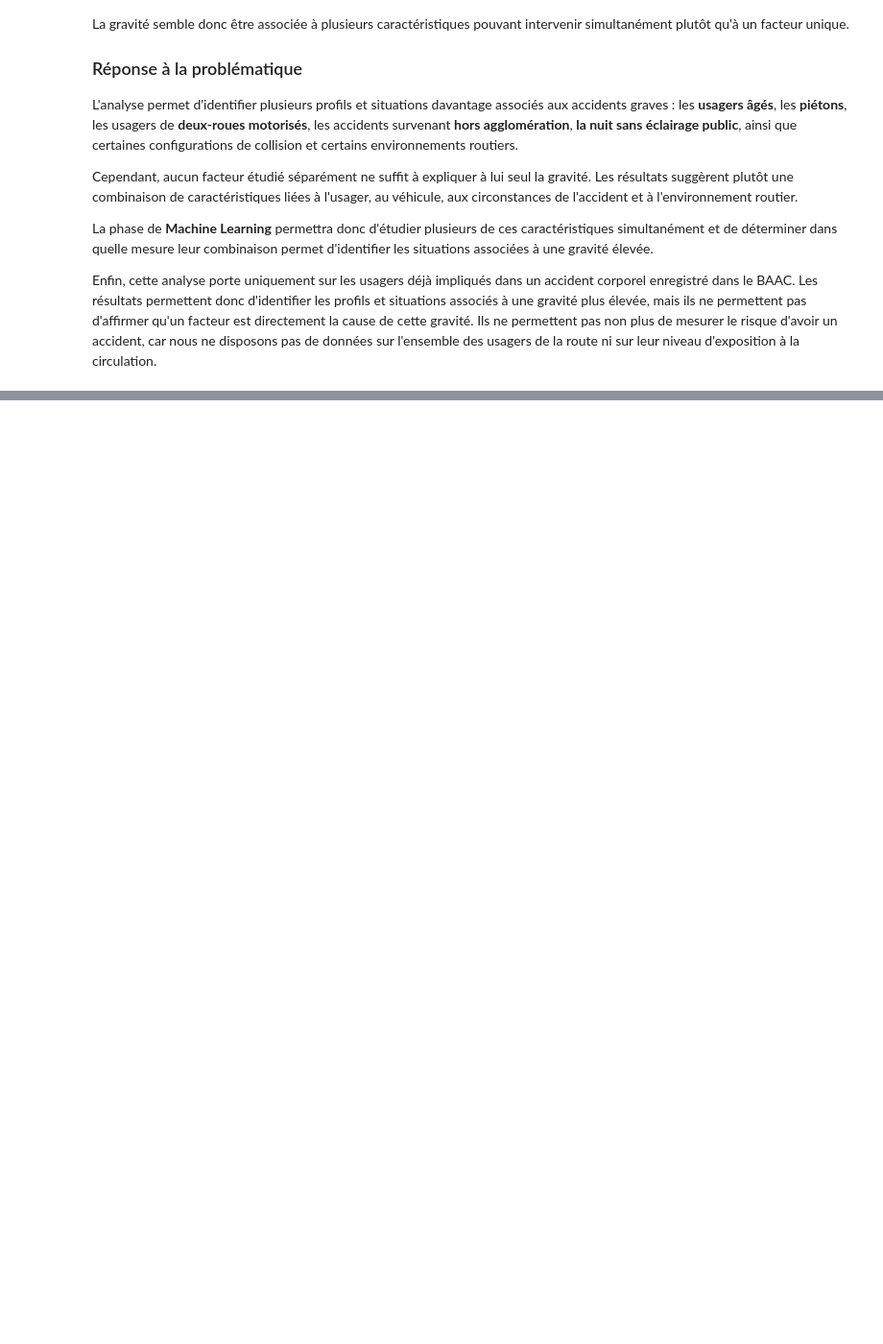
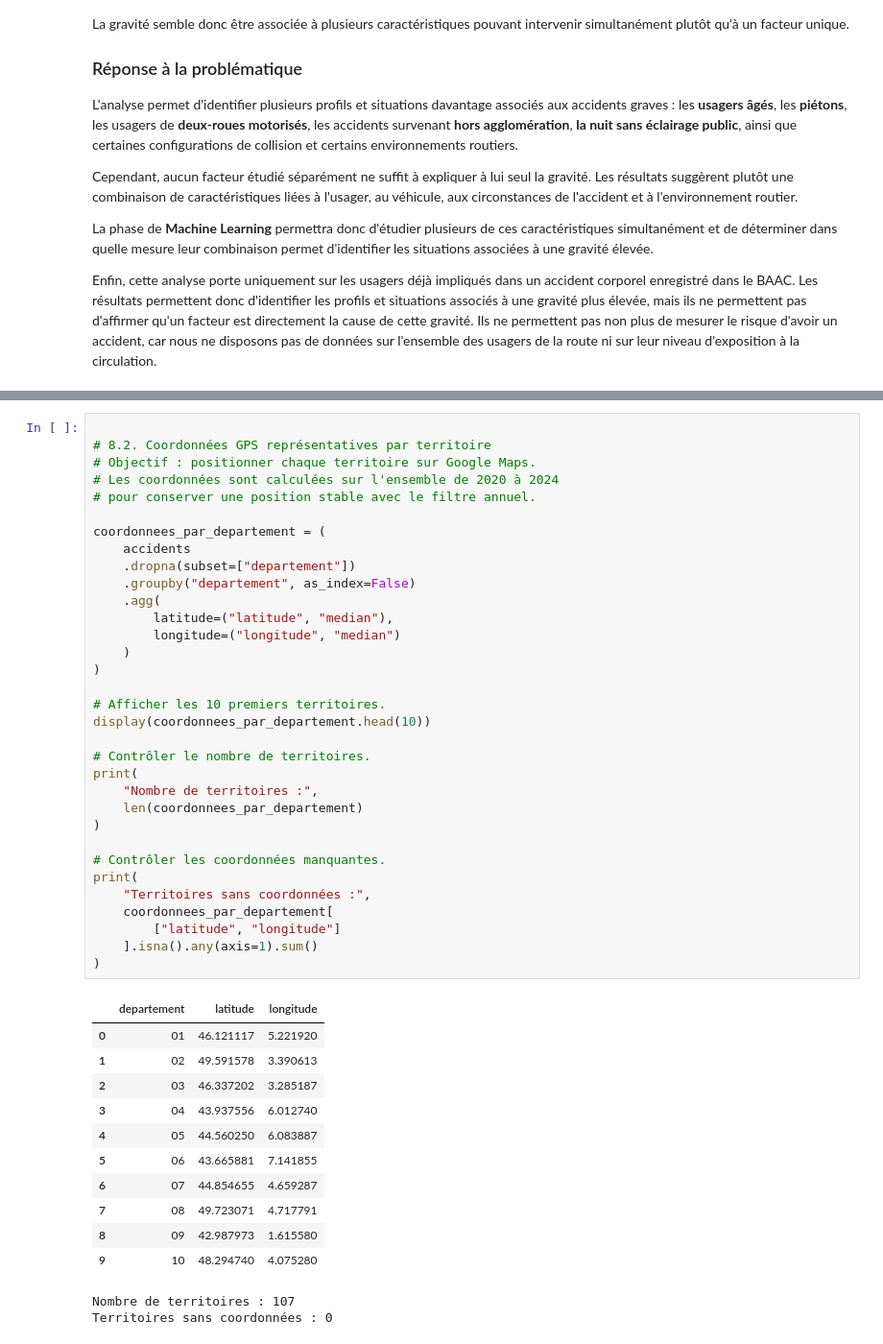
Before and after one commit to nabilakso87-svg/Projet_Final_Accidents_Routiers, a Jupyter notebook: 06_analyse_exploratoire.ipynb, the cells around one changed output, grey strips where cells are left out. Shown at 96% size. Cells and saved outputs as stored; diff of their text form; blank space fills up the shorter version.

```diff
--- a/06_analyse_exploratoire.ipynb
+++ b/06_analyse_exploratoire.ipynb
@@ -1855,0 +1910,47 @@ Enfin, cette analyse porte uniquement sur les usagers déjà impliqués dans un
+# %%
+
+# 8.2. Coordonnées GPS représentatives par territoire
+# Objectif : positionner chaque territoire sur Google Maps.
+# Les coordonnées sont calculées sur l'ensemble de 2020 à 2024
+# pour conserver une position stable avec le filtre annuel.
+
+coordonnees_par_departement = (
+    accidents
+    .dropna(subset=["departement"])
+    .groupby("departement", as_index=False)
+    .agg(
+        latitude=("latitude", "median"),
+        longitude=("longitude", "median")
+    )
+)
+
+# Afficher les 10 premiers territoires.
+display(coordonnees_par_departement.head(10))
+
+# Contrôler le nombre de territoires.
+print(
+    "Nombre de territoires :",
+    len(coordonnees_par_departement)
+)
+
+# Contrôler les coordonnées manquantes.
+print(
+    "Territoires sans coordonnées :",
+    coordonnees_par_departement[
+        ["latitude", "longitude"]
+    ].isna().any(axis=1).sum()
+)
+# %% [output]
+|  | departement | latitude | longitude |
+| 0 | 01 | 46.121117 | 5.221920 |
+| 1 | 02 | 49.591578 | 3.390613 |
+| 2 | 03 | 46.337202 | 3.285187 |
+| 3 | 04 | 43.937556 | 6.012740 |
+| 4 | 05 | 44.560250 | 6.083887 |
+| 5 | 06 | 43.665881 | 7.141855 |
+| 6 | 07 | 44.854655 | 4.659287 |
+| 7 | 08 | 49.723071 | 4.717791 |
+| 8 | 09 | 42.987973 | 1.615580 |
+| 9 | 10 | 48.294740 | 4.075280 |
+Nombre de territoires : 107
+Territoires sans coordonnées : 0
```
Also changed, not shown: parts of 10 cells of this notebook, 16 other files.
